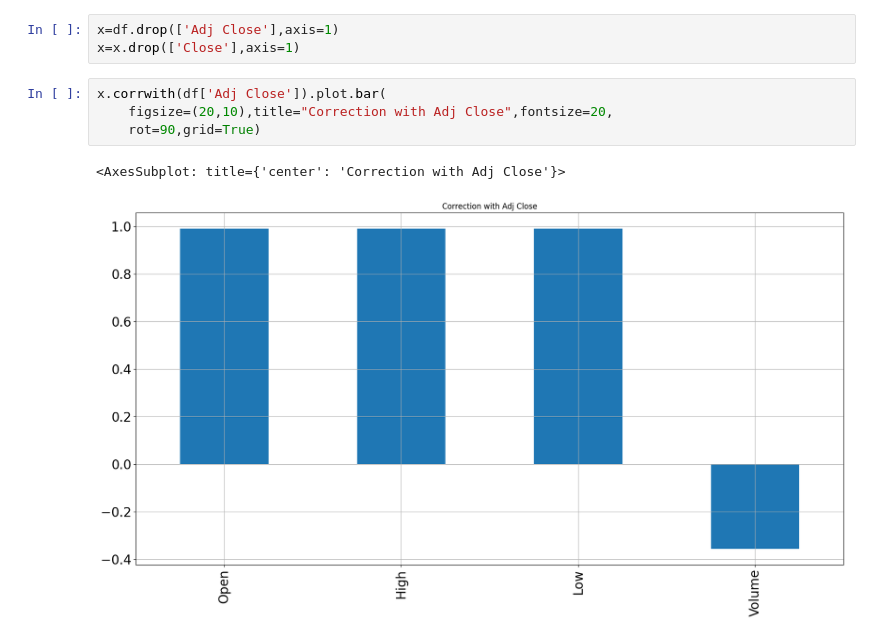
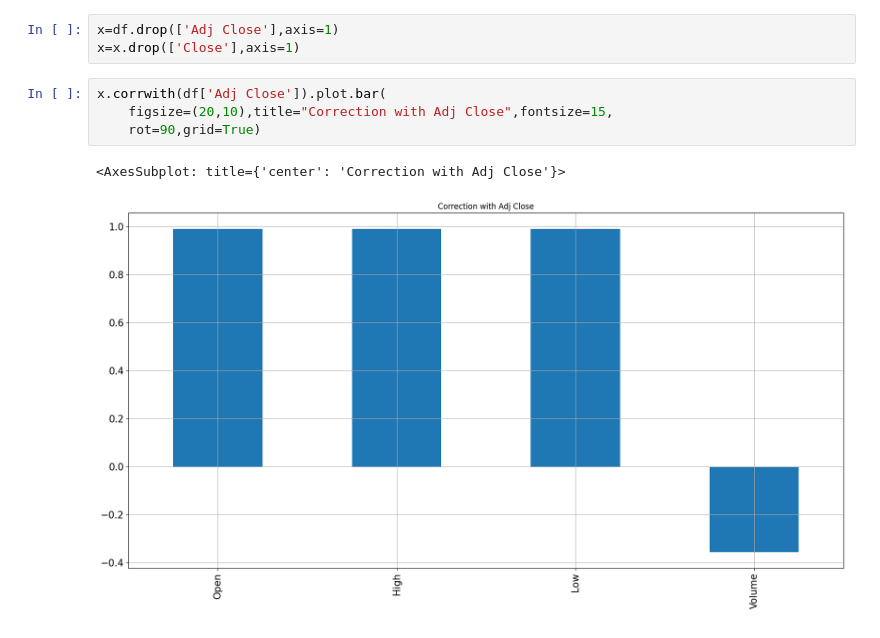
Before and after one commit to 18-RAJAT/Stock-Prediction, a Jupyter notebook: stock_price_prediction_LSTM.ipynb, the cells around one changed output. Cells and saved outputs as stored; diff of their text form.

Commit message:
Correction Analysis update

```diff
--- a/stock_price_prediction_LSTM.ipynb
+++ b/stock_price_prediction_LSTM.ipynb
@@ -146,8 +146,8 @@ x=df.drop(['Adj Close'],axis=1)
 x=x.drop(['Close'],axis=1)
 # %%
 x.corrwith(df['Adj Close']).plot.bar(
-    figsize=(20,10),title="Correction with Adj Close",fontsize=20,
+    figsize=(20,10),title="Correction with Adj Close",fontsize=15,
     rot=90,grid=True)
 # %% [output]
 <AxesSubplot: title={'center': 'Correction with Adj Close'}>
-[figure, old version]
+[figure, new version]
```
